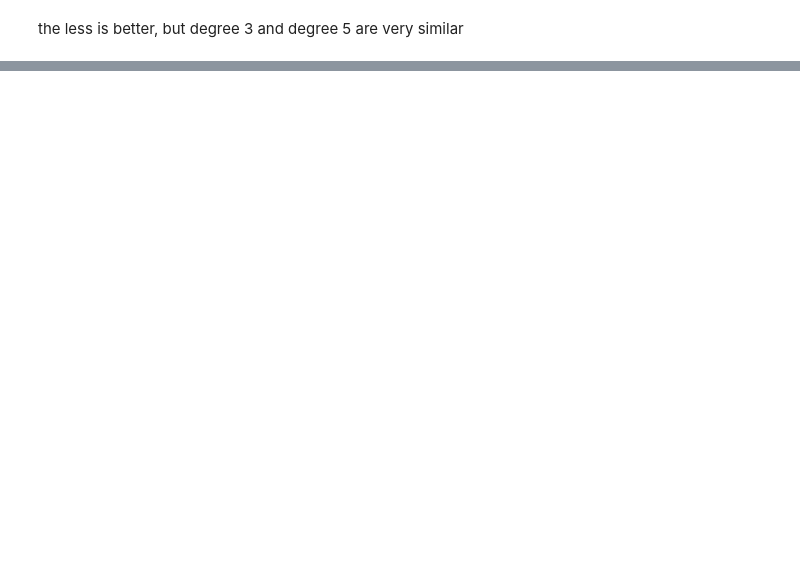
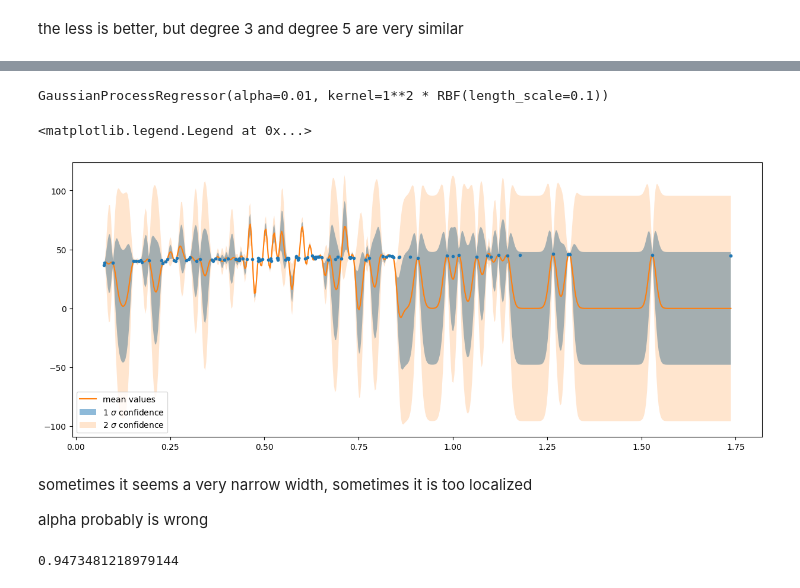
Before and after one commit to Matti-z/astrostatistics_bicocca_2026, a Jupyter notebook: working/seventeenth.ipynb, the cells around one changed output, grey strips where cells are left out. Saved outputs shown, nothing was run; the diff lists cells and outputs as text; code cells hidden in the pictures; blank space fills up the shorter version.

```diff
--- a/working/seventeenth.ipynb
+++ b/working/seventeenth.ipynb
@@ -173,0 +212,40 @@ the less is better, but degree 3 and degree 5 are very similar
+# %%
+#first I try with radial-basis function, prior should be flat
+
+from sklearn.gaussian_process import GaussianProcessRegressor
+from sklearn.gaussian_process.kernels import RBF
+z_test, z_temp, mu_test, mu_temp, dmu_test, dmu_temp = train_test_split(z_sample, mu_sample, dmu, train_size=0.20 )
+# %%
+kernel = 1.0 * RBF(length_scale= 0.1, length_scale_bounds= (0.01, 100))
+#lenght is the measure of how much distant two points have to be to influence each other
+gpr = GaussianProcessRegressor(kernel = kernel, alpha = 0.01) #alpha is how i am certain of my point value
+gpr.fit(z_temp.reshape(-1, 1), mu_temp)
+# %% [output]
+GaussianProcessRegressor(alpha=0.01, kernel=1**2 * RBF(length_scale=0.1))
+# %%
+plt.figure(figsize = (15, 6))
+plt.errorbar(z_sample, mu_sample, dmu, fmt = '.')
+mu_pred, sigma_pred = gpr.predict(z_line.reshape(-1, 1), return_std = True)
+y = gpr.sample_y(z_line.reshape(-1, 1))
+# plt.plot(z_line, y)
+plt.plot(z_line, mu_pred, label = 'mean values')
+plt.fill_between(z_line,
+                  mu_pred - sigma_pred,
+                  mu_pred + sigma_pred,
+                  alpha=0.5, label=r'1 $\sigma$ confidence')
+plt.fill_between(z_line,
+                  mu_pred - 2.0 * sigma_pred,
+                  mu_pred + 2.0 * sigma_pred,
+                  alpha=0.2, label=r'2 $\sigma$ confidence')
+plt.legend()
+# %% [output]
+<matplotlib.legend.Legend at 0x...>
+[figure, added]
+# %% [markdown]
+sometimes it seems a very narrow width, sometimes it is too localized
+
+alpha probably is wrong
+# %%
+print (np.mean(dmu))
+# %% [output]
+0.9473481218979144
```
Also changed, not shown: parts of 9 cells of this notebook, 1 other file.
